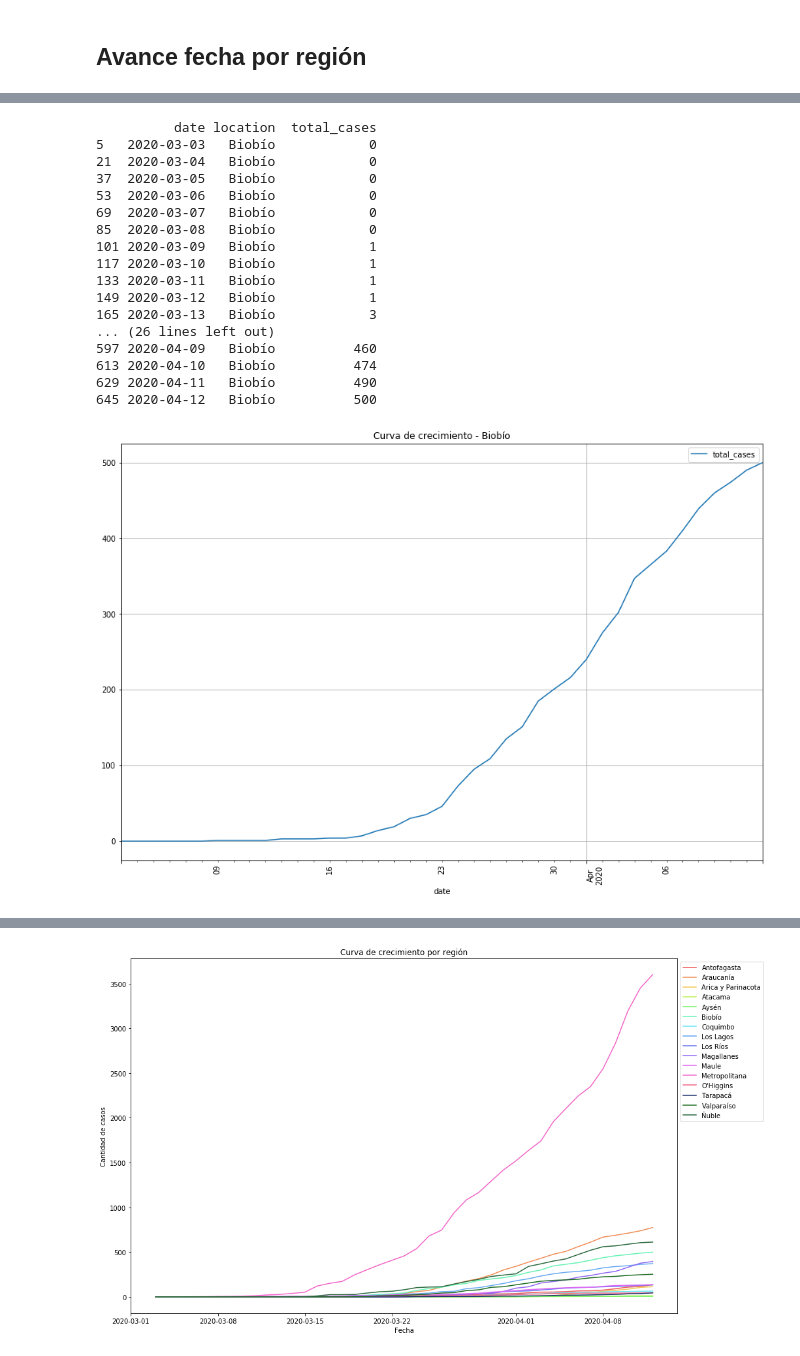
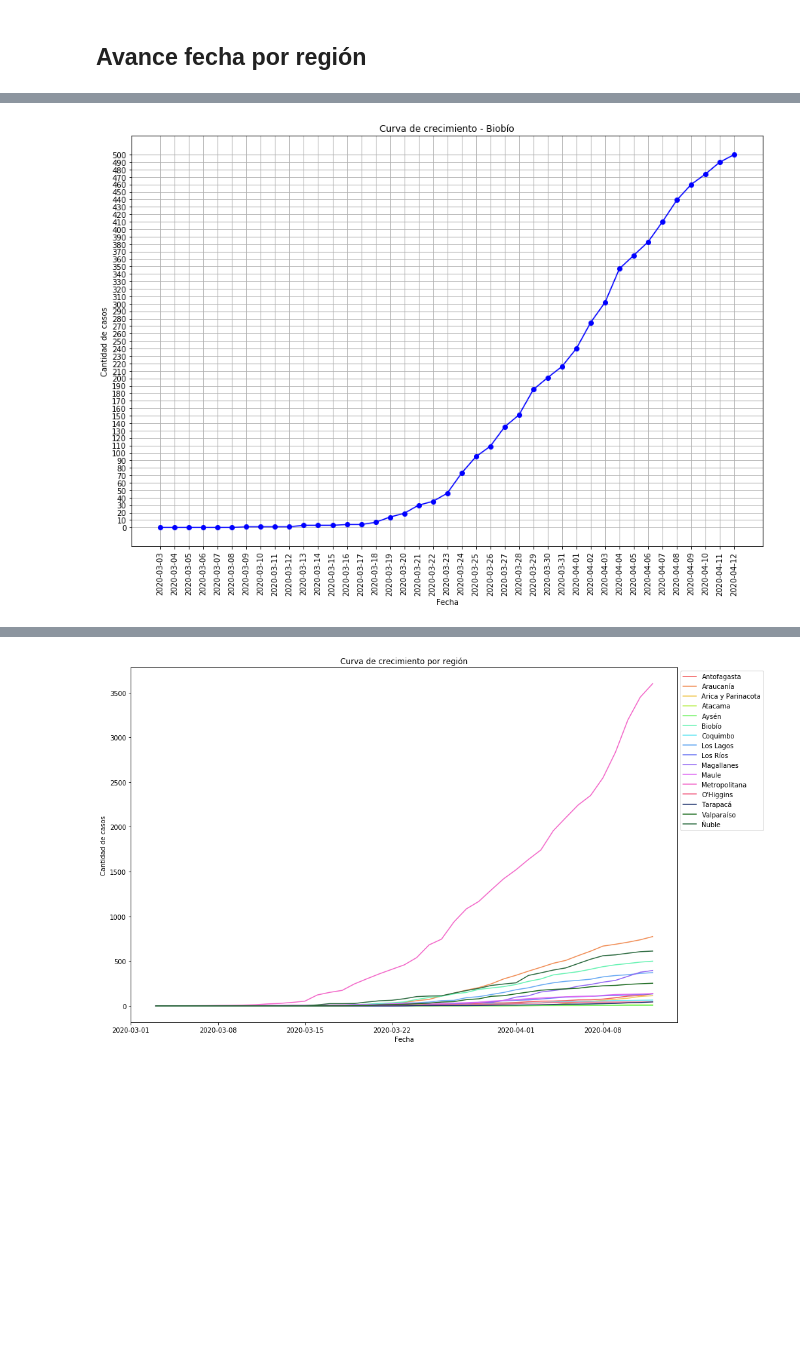
Before and after one commit to patricionicolas/Covid-19-Chile, a Jupyter notebook: Casos Totales.ipynb, the cells around one changed output, grey strips where cells are left out. Drawn from its saved outputs; the diff is of its cells as text; code cells hidden in the pictures; blank space fills up the shorter version.

```diff
--- a/Casos Totales.ipynb
+++ b/Casos Totales.ipynb
@@ -96,12 +96,17 @@ avance_por_fecha_chile.plot(kind='line', title = 'Avance de casos por fecha para
 ## Avance fecha por región
 # %%
 avance_por_fecha_region         = data.groupby(['date', 'location'], as_index=False)['total_cases'].sum()
-# %%
-def getGraphandList(name_region):
-    region           = avance_por_fecha_region.loc[avance_por_fecha_region['location'] == name_region]
-    title            = "Curva de crecimiento - " + str(name_region)
-    xtick            = np.array(region['date'])
-    ytick            = np.array(region['total_cases'])
-    region.plot(kind = 'line', title = title, rot=90, x='date', y='total_cases', grid=True)
-    print(region)
+# %%
+def getGraphandList(name_region, scale):
+    region           = avance_por_fecha_region.loc[avance_por_fecha_region['location'] == name_region]
+
+    plt.plot(region["date"],region["total_cases"], "bo")
+    plt.plot(region["date"],region["total_cases"], 'b')
+    plt.xlabel('Fecha')
+    plt.ylabel('Cantidad de casos')
+    plt.title("Curva de crecimiento - " + str(name_region))
+    plt.xticks(region["date"].values, rotation='vertical')
+    plt.yticks(np.arange(min(region["total_cases"].values), max(region["total_cases"].values)+1, scale))
+    plt.grid()
+    plt.show()
 # %%
@@ -317,22 +152,5 @@ getGraphandList("Ñuble")
 # %%
-getGraphandList("Biobío")
+getGraphandList("Biobío", 10)
 # %% [output]
-          date location  total_cases
-5   2020-03-03   Biobío            0
-21  2020-03-04   Biobío            0
-37  2020-03-05   Biobío            0
-53  2020-03-06   Biobío            0
-69  2020-03-07   Biobío            0
-85  2020-03-08   Biobío            0
-101 2020-03-09   Biobío            1
-117 2020-03-10   Biobío            1
-133 2020-03-11   Biobío            1
-149 2020-03-12   Biobío            1
-165 2020-03-13   Biobío            3
-... (26 lines left out)
-597 2020-04-09   Biobío          460
-613 2020-04-10   Biobío          474
-629 2020-04-11   Biobío          490
-645 2020-04-12   Biobío          500
-[figure, old version]
+[figure, new version]
 # %%
```
Also changed, not shown: parts of 17 cells of this notebook.
